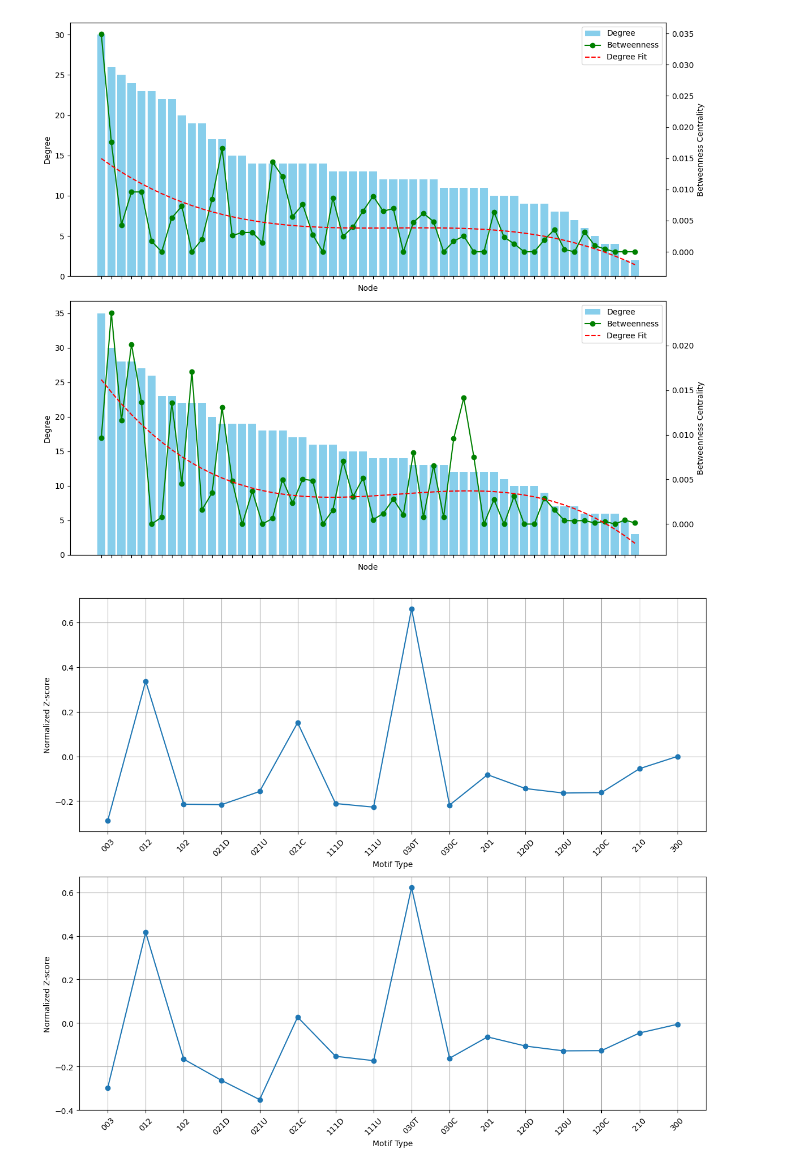
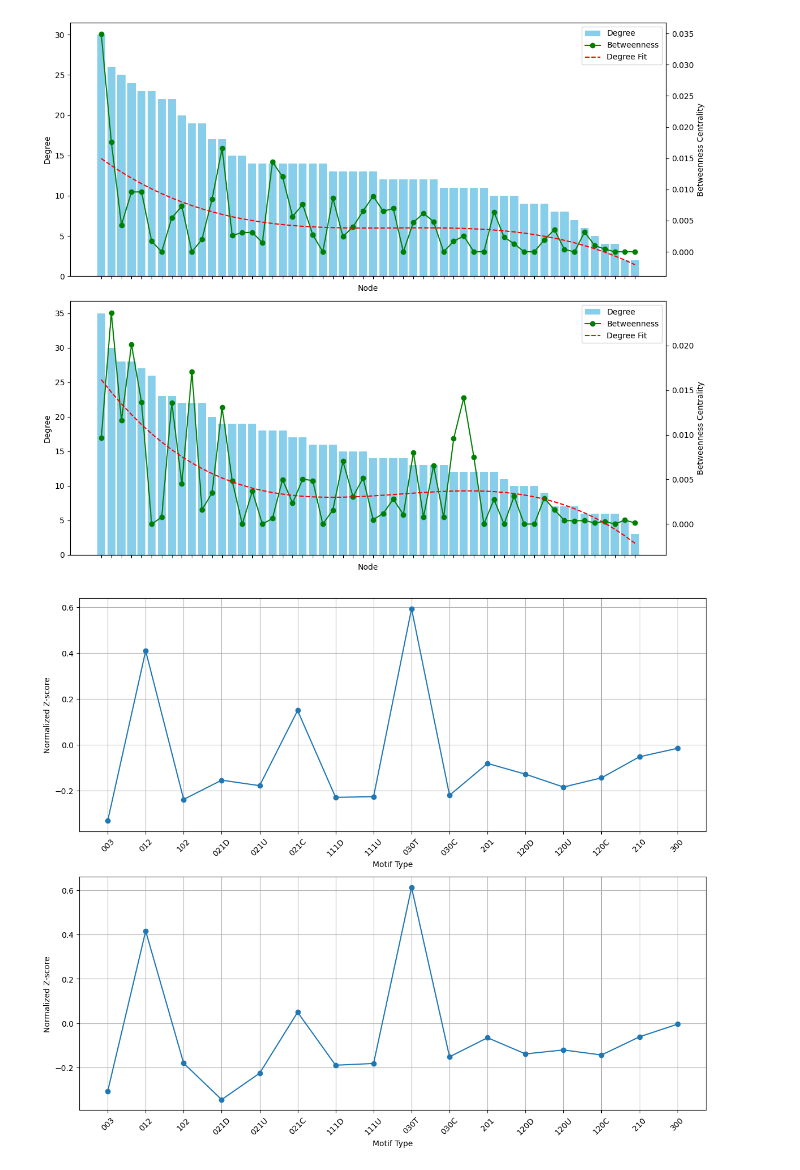
Before and after one commit to HR0262/PCMCI-in-commuter-trian, a Jupyter notebook: makinggraphs.ipynb, the cells around one changed output. Drawn from its saved outputs; the diff is of its cells as text; code cells hidden in the pictures.

```diff
--- a/makinggraphs.ipynb
+++ b/makinggraphs.ipynb
@@ -211,10 +211,11 @@ motif_names_morning = [
     '111D', '111U', '030T', '030C', '201', '120D',
     '120U', '120C', '210', '300'
 ]
+
 z_norm_morning = [
-    -0.288, 0.337, -0.214, -0.216, -0.157, 0.151,
-    -0.211, -0.227, 0.661, -0.218, -0.082, -0.144,
-    -0.164, -0.162, -0.055, 0.000
+    -0.332, 0.409, -0.239, -0.155, -0.179, 0.149,
+    -0.230, -0.227, 0.593, -0.221, -0.082, -0.129,
+    -0.185, -0.145, -0.053, -0.016
 ]
 
 # 旧数据 (用于下方的图) - Evening Peak
@@ -223,37 +224,38 @@ motif_names_evening = [
     '111D', '111U', '030T', '030C', '201', '120D',
     '120U', '120C', '210', '300'
 ]
+
 z_norm_evening = [
-    -0.298, 0.416, -0.166, -0.264, -0.352, 0.027,
-    -0.153, -0.173, 0.622, -0.162, -0.064, -0.106,
-    -0.128, -0.127, -0.046, -0.006
+    -0.307, 0.415, -0.181, -0.345, -0.226, 0.049,
+    -0.190, -0.182, 0.611, -0.152, -0.066, -0.139,
+    -0.121, -0.144, -0.062, -0.005
 ]
 
 # --- 绘图 ---
 
 # 创建一个包含2行1列子图的画布，设置整体尺寸
 fig, (ax1, ax2) = plt.subplots(2, 1, figsize=(12, 10))
 
 # --- 绘制上方的图 (Morning Peak) ---
 ax1.plot(motif_names_morning, z_norm_morning, marker='o', linestyle='-')
 ax1.set_xticklabels(motif_names_morning, rotation=45)
 ax1.set_xlabel("Motif Type")
 ax1.set_ylabel("Normalized Z-score")
 # ax1.set_title("Triad Significance Profile (TSP) - Morning Peak")
 ax1.grid(True)
 
 # --- 绘制下方的图 (Evening Peak) ---
 ax2.plot(motif_names_evening, z_norm_evening, marker='o', linestyle='-')
 ax2.set_xticklabels(motif_names_evening, rotation=45)
 ax2.set_xlabel("Motif Type")
 ax2.set_ylabel("Normalized Z-score")
 # ax2.set_title("Triad Significance Profile (TSP) - Evening Peak")
 ax2.grid(True)
 
 # 自动调整布局，防止标签和标题重叠
 plt.tight_layout()
 
 # 显示图像
 plt.show()
 # %% [output]
-[figure, old version]
+[figure, new version]
```
Also changed, not shown: parts of 1 cell of this notebook.
